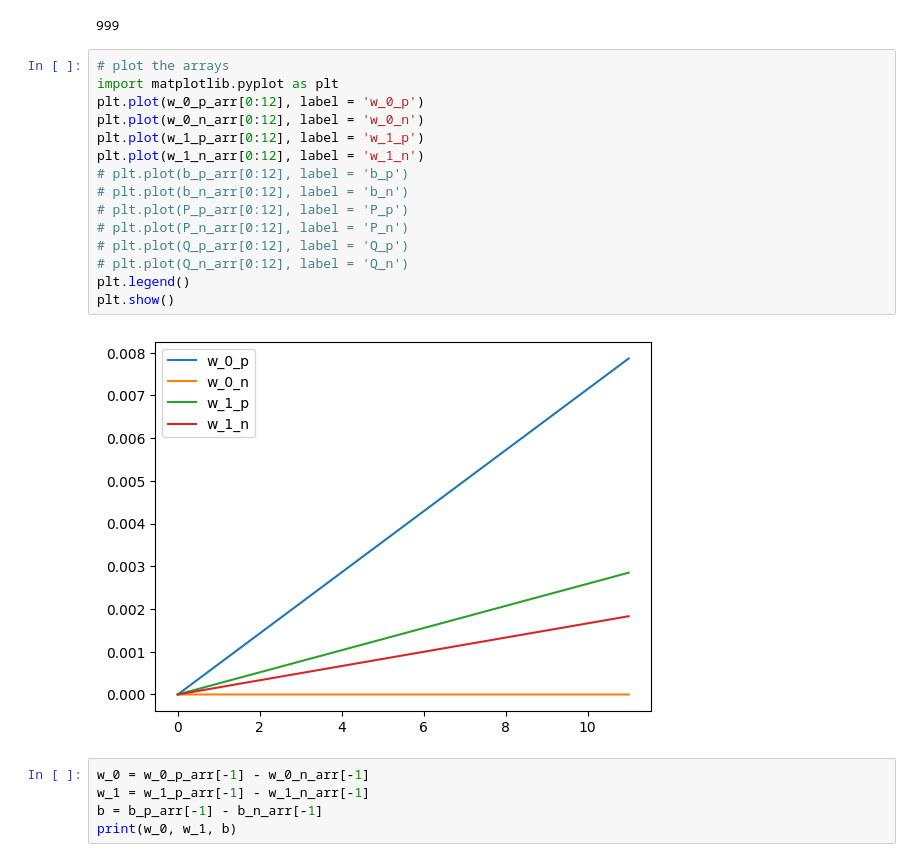
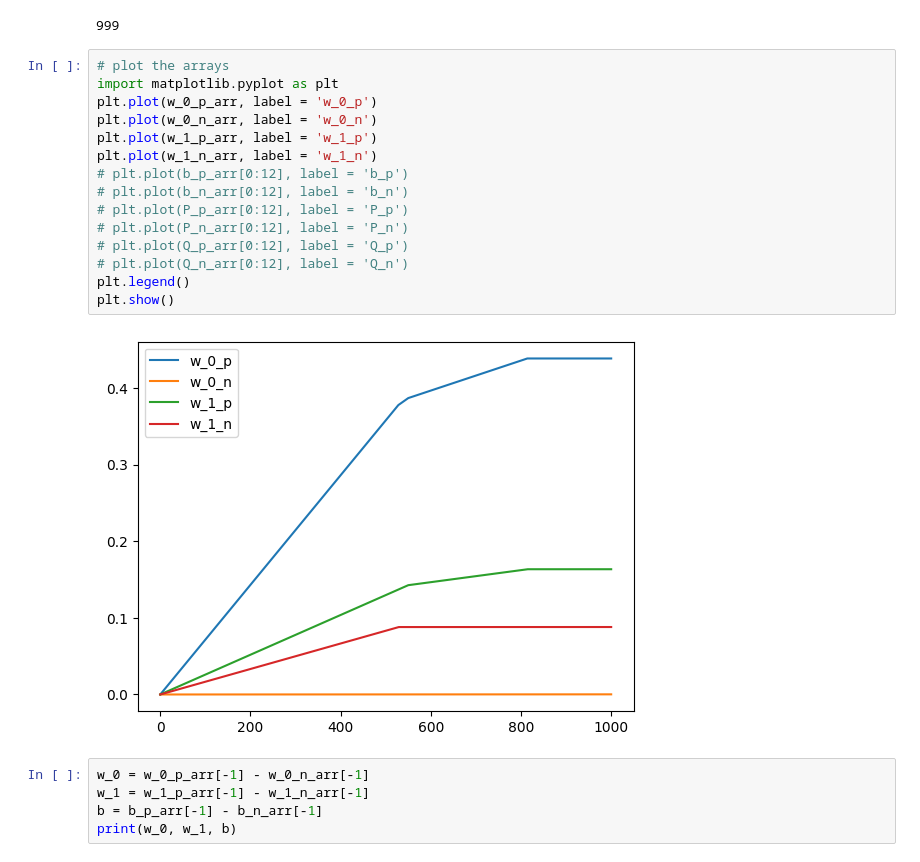
Before and after one commit to AmeyChoudhary/SVM, a Jupyter notebook: SVM_code/main.ipynb, the cells around one changed output. Saved outputs shown, nothing was run; the diff lists cells and outputs as text.

```diff
--- a/SVM_code/main.ipynb
+++ b/SVM_code/main.ipynb
@@ -505,20 +505,20 @@ for t in range(epochs):
 # %%
 # plot the arrays
 import matplotlib.pyplot as plt
-plt.plot(w_0_p_arr[0:12], label = 'w_0_p')
-plt.plot(w_0_n_arr[0:12], label = 'w_0_n')
-plt.plot(w_1_p_arr[0:12], label = 'w_1_p')
-plt.plot(w_1_n_arr[0:12], label = 'w_1_n')
+plt.plot(w_0_p_arr, label = 'w_0_p')
+plt.plot(w_0_n_arr, label = 'w_0_n')
+plt.plot(w_1_p_arr, label = 'w_1_p')
+plt.plot(w_1_n_arr, label = 'w_1_n')
 # plt.plot(b_p_arr[0:12], label = 'b_p')
 # plt.plot(b_n_arr[0:12], label = 'b_n')
 # plt.plot(P_p_arr[0:12], label = 'P_p')
 # plt.plot(P_n_arr[0:12], label = 'P_n')
 # plt.plot(Q_p_arr[0:12], label = 'Q_p')
 # plt.plot(Q_n_arr[0:12], label = 'Q_n')
 plt.legend()
 plt.show()
 # %% [output]
-[figure, old version]
+[figure, new version]
 # %%
 w_0 = w_0_p_arr[-1] - w_0_n_arr[-1]
 w_1 = w_1_p_arr[-1] - w_1_n_arr[-1]
```
Also changed, not shown: 1 other file.
